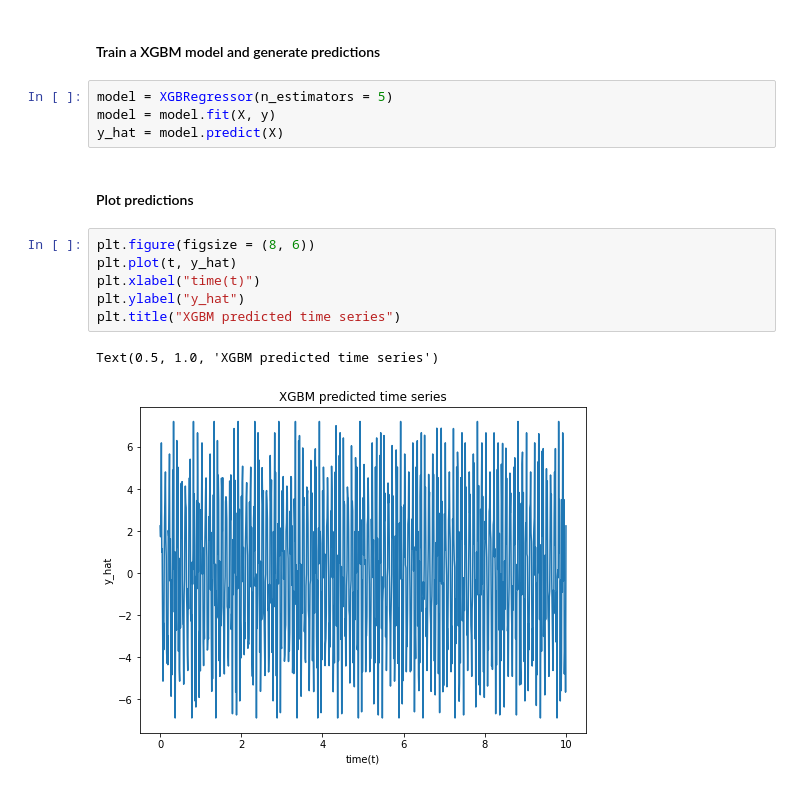
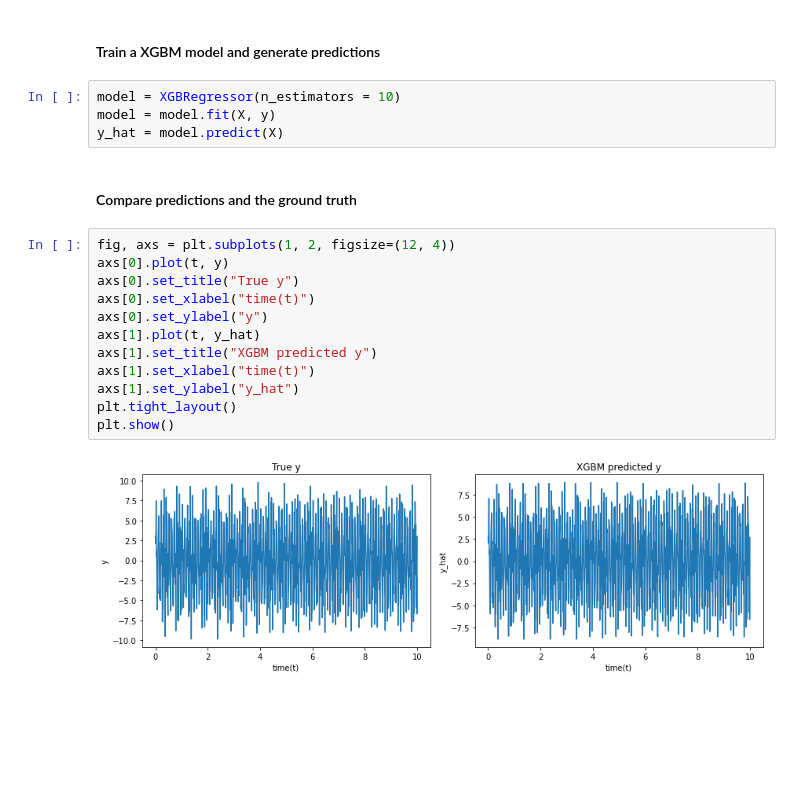
Before and after one commit to JianqiaoMao/PFFRA, a Jupyter notebook: Tutorial.ipynb, the cells around one changed output. Saved outputs shown, nothing was run; the diff lists cells and outputs as text; blank space fills up the shorter version.

```diff
--- a/Tutorial.ipynb
+++ b/Tutorial.ipynb
@@ -20,18 +52,23 @@ y = 5*x1+2*x2+3*x3
 # %% [markdown]
 #### Train a XGBM model and generate predictions
 # %%
-model = XGBRegressor(n_estimators = 5)
+model = XGBRegressor(n_estimators = 10)
 model = model.fit(X, y)
 y_hat = model.predict(X)
-# %% [markdown]
-#### Plot predictions
-# %%
-plt.figure(figsize = (8, 6))
-plt.plot(t, y_hat)
-plt.xlabel("time(t)")
-plt.ylabel("y_hat")
-plt.title("XGBM predicted time series")
-# %% [output]
-Text(0.5, 1.0, 'XGBM predicted time series')
-[figure, removed]
+# %% [markdown]
+#### Compare predictions and the ground truth
+# %%
+fig, axs = plt.subplots(1, 2, figsize=(12, 4))
+axs[0].plot(t, y)
+axs[0].set_title("True y")
+axs[0].set_xlabel("time(t)")
+axs[0].set_ylabel("y")
+axs[1].plot(t, y_hat)
+axs[1].set_title("XGBM predicted y")
+axs[1].set_xlabel("time(t)")
+axs[1].set_ylabel("y_hat")
+plt.tight_layout()
+plt.show()
+# %% [output]
+[figure, added]
 # %% [markdown]
```
Also changed, not shown: parts of 21 cells of this notebook, 9 other files.
